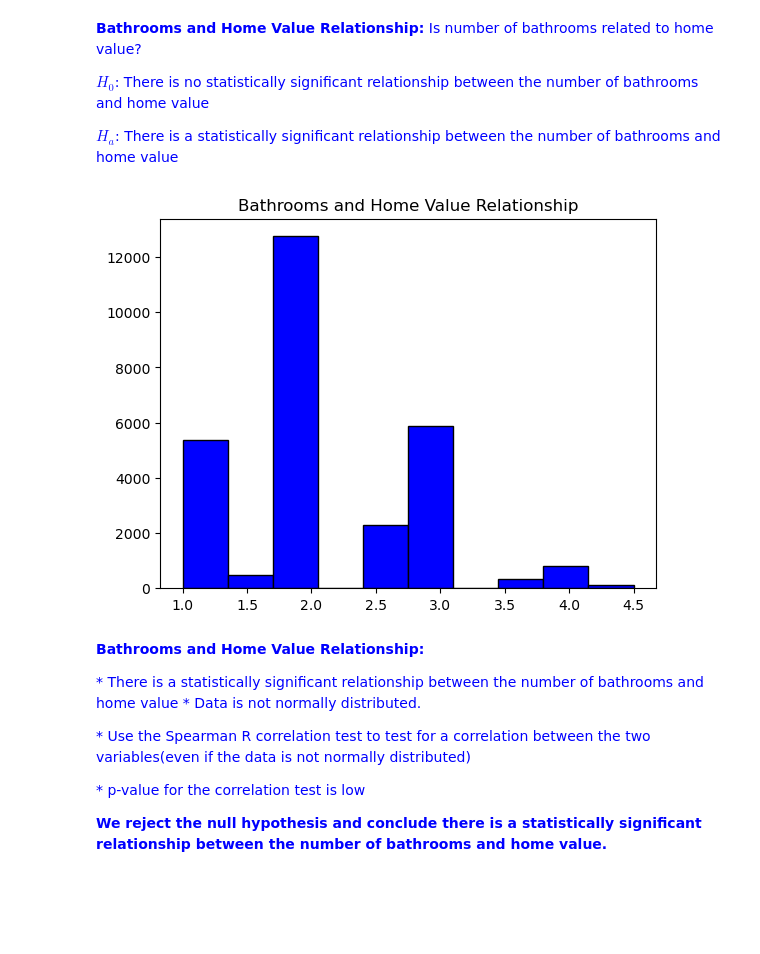
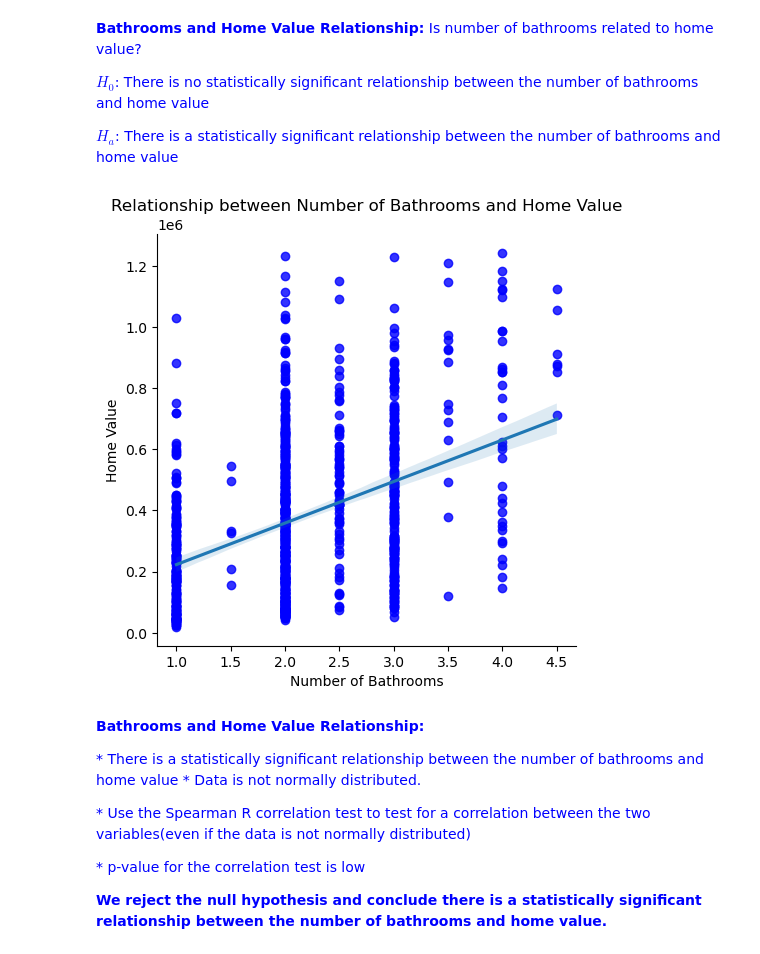
Before and after one commit to Miatta-Sinayoko/Zillow-Regression-Project, a Jupyter notebook: Zillow Regression Final.ipynb, the cells around one changed output. Saved outputs shown, nothing was run; the diff lists cells and outputs as text; code cells hidden in the pictures; blank space fills up the shorter version.

```diff
--- a/Zillow Regression Final.ipynb
+++ b/Zillow Regression Final.ipynb
@@ -314,12 +190,10 @@ p: 7.3318024315910485e-292
 <span style="color:blue;">**$H_{0}$**: There is no statistically significant relationship between the number of bathrooms and home value</span>
 
 <span style="color:blue;">**$H_{a}$**: There is a statistically significant relationship between the number of bathrooms and home value</span>
-# %%
-plt.hist(train.bathroom, color = "blue", ec="black")
-plt.title('Bathrooms and Home Value Relationship')
-plt.show()
-# %% [output]
-[figure, removed]
+# %%
+e.get_bathroom_graph(train)
+# %% [output]
+[figure, added]
 # %% [markdown]
 <span style="color:blue;">**Bathrooms and Home Value Relationship:**</span>
 
```
Also changed, not shown: parts of 21 cells of this notebook.
